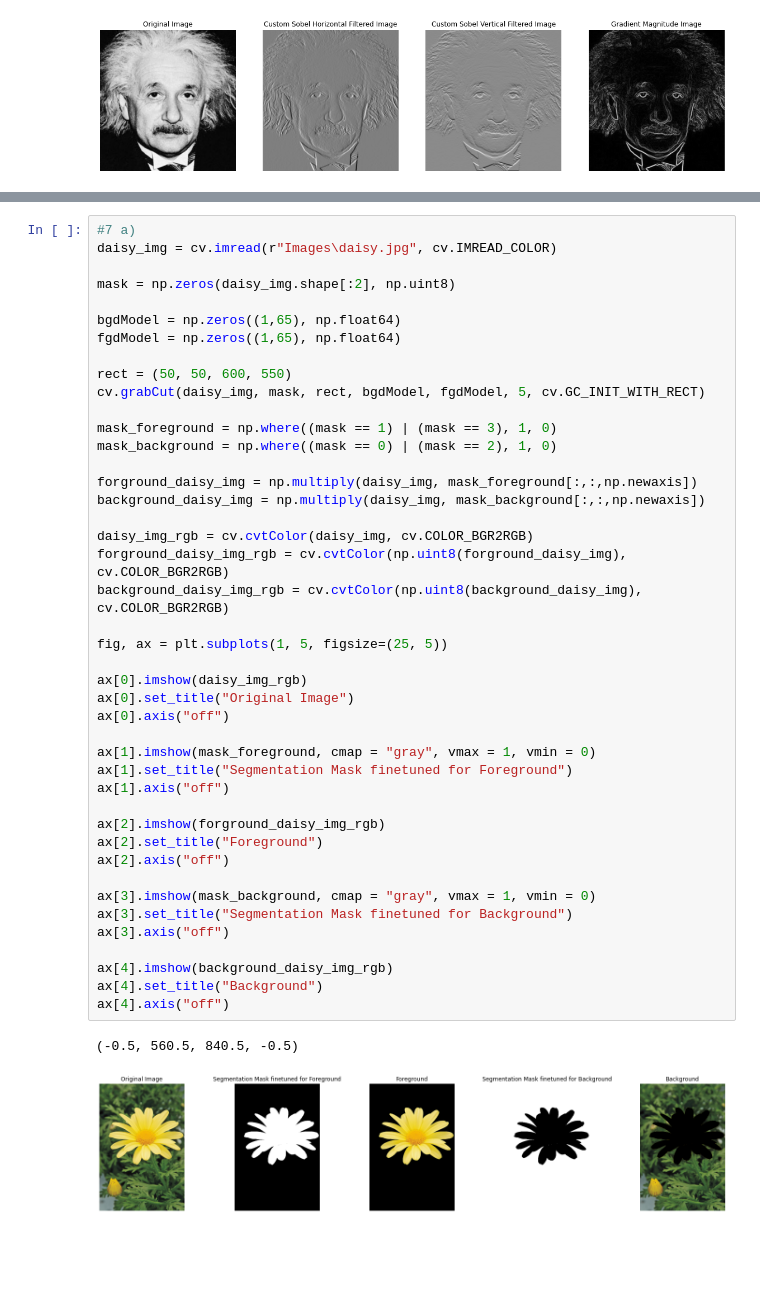
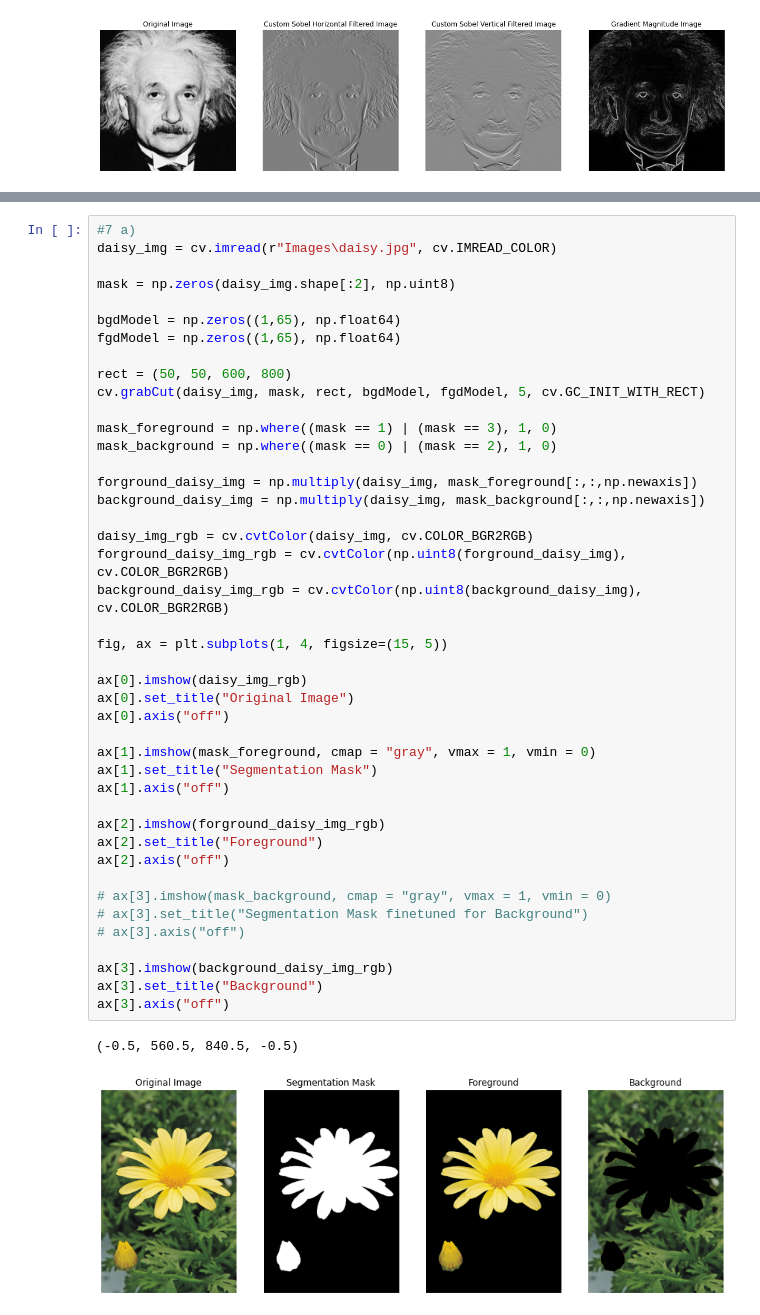
Before and after one commit to SupunDK/Fundamentals-of-Image-Processing, a Jupyter notebook: Assignment 1/190338C_Assignment_1.ipynb, the cells around one changed output, grey strips where cells are left out. Drawn from its saved outputs; the diff is of its cells as text; blank space fills up the shorter version.

```diff
--- a/Assignment 1/190338C_Assignment_1.ipynb
+++ b/Assignment 1/190338C_Assignment_1.ipynb
@@ -401,43 +506,43 @@ mask = np.zeros(daisy_img.shape[:2], np.uint8)
 bgdModel = np.zeros((1,65), np.float64)
 fgdModel = np.zeros((1,65), np.float64)
 
-rect = (50, 50, 600, 550)
+rect = (50, 50, 600, 800)
 cv.grabCut(daisy_img, mask, rect, bgdModel, fgdModel, 5, cv.GC_INIT_WITH_RECT)
 
 mask_foreground = np.where((mask == 1) | (mask == 3), 1, 0)
 mask_background = np.where((mask == 0) | (mask == 2), 1, 0)
 
 forground_daisy_img = np.multiply(daisy_img, mask_foreground[:,:,np.newaxis])
 background_daisy_img = np.multiply(daisy_img, mask_background[:,:,np.newaxis])
 
 daisy_img_rgb = cv.cvtColor(daisy_img, cv.COLOR_BGR2RGB)
 forground_daisy_img_rgb = cv.cvtColor(np.uint8(forground_daisy_img), cv.COLOR_BGR2RGB)
 background_daisy_img_rgb = cv.cvtColor(np.uint8(background_daisy_img), cv.COLOR_BGR2RGB)
 
-fig, ax = plt.subplots(1, 5, figsize=(25, 5))
+fig, ax = plt.subplots(1, 4, figsize=(15, 5))
 
 ax[0].imshow(daisy_img_rgb)
 ax[0].set_title("Original Image")
 ax[0].axis("off")
 
 ax[1].imshow(mask_foreground, cmap = "gray", vmax = 1, vmin = 0)
-ax[1].set_title("Segmentation Mask finetuned for Foreground")
+ax[1].set_title("Segmentation Mask")
 ax[1].axis("off")
 
 ax[2].imshow(forground_daisy_img_rgb)
 ax[2].set_title("Foreground")
 ax[2].axis("off")
 
-ax[3].imshow(mask_background, cmap = "gray", vmax = 1, vmin = 0)
-ax[3].set_title("Segmentation Mask finetuned for Background")
+# ax[3].imshow(mask_background, cmap = "gray", vmax = 1, vmin = 0)
+# ax[3].set_title("Segmentation Mask finetuned for Background")
+# ax[3].axis("off")
+
+ax[3].imshow(background_daisy_img_rgb)
+ax[3].set_title("Background")
 ax[3].axis("off")
-
-ax[4].imshow(background_daisy_img_rgb)
-ax[4].set_title("Background")
-ax[4].axis("off")
 # %% [output]
 (-0.5, 560.5, 840.5, -0.5)
-[figure, old version]
+[figure, new version]
 # %%
 #7) b)
 #background_daisy_img_blurred = cv.medianBlur(np.uint8(background_daisy_img), 5)
```
Also changed, not shown: parts of 9 cells of this notebook.
